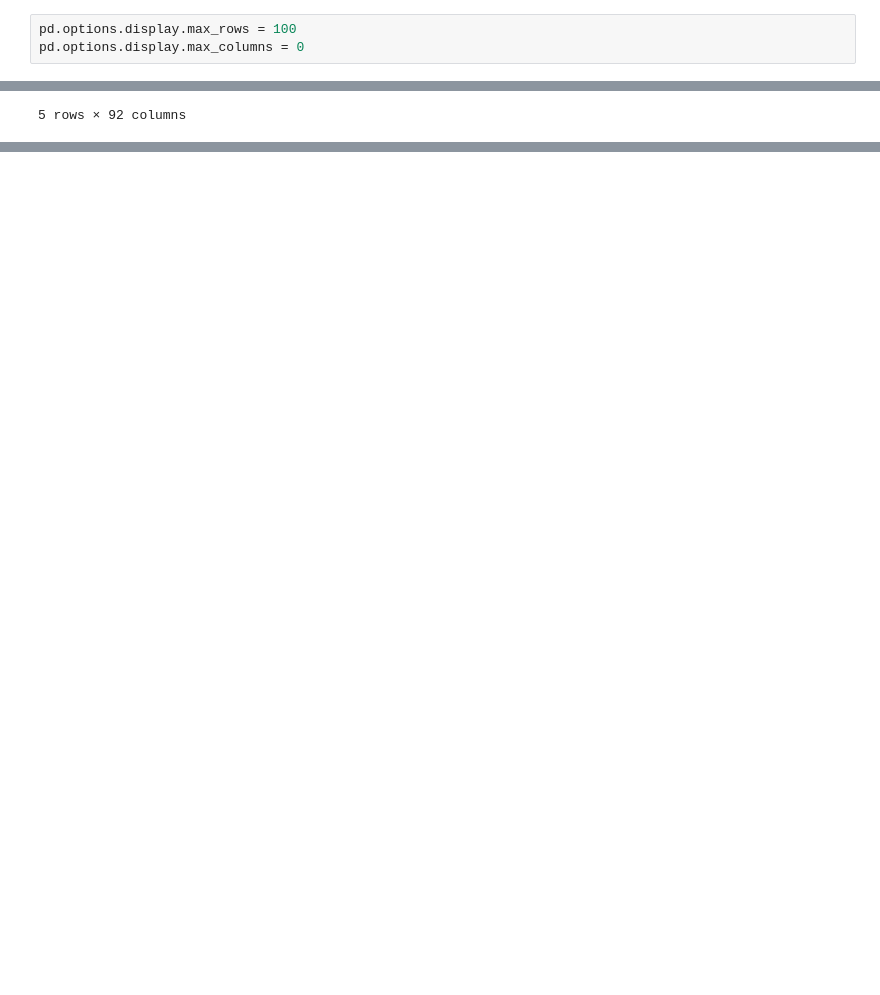
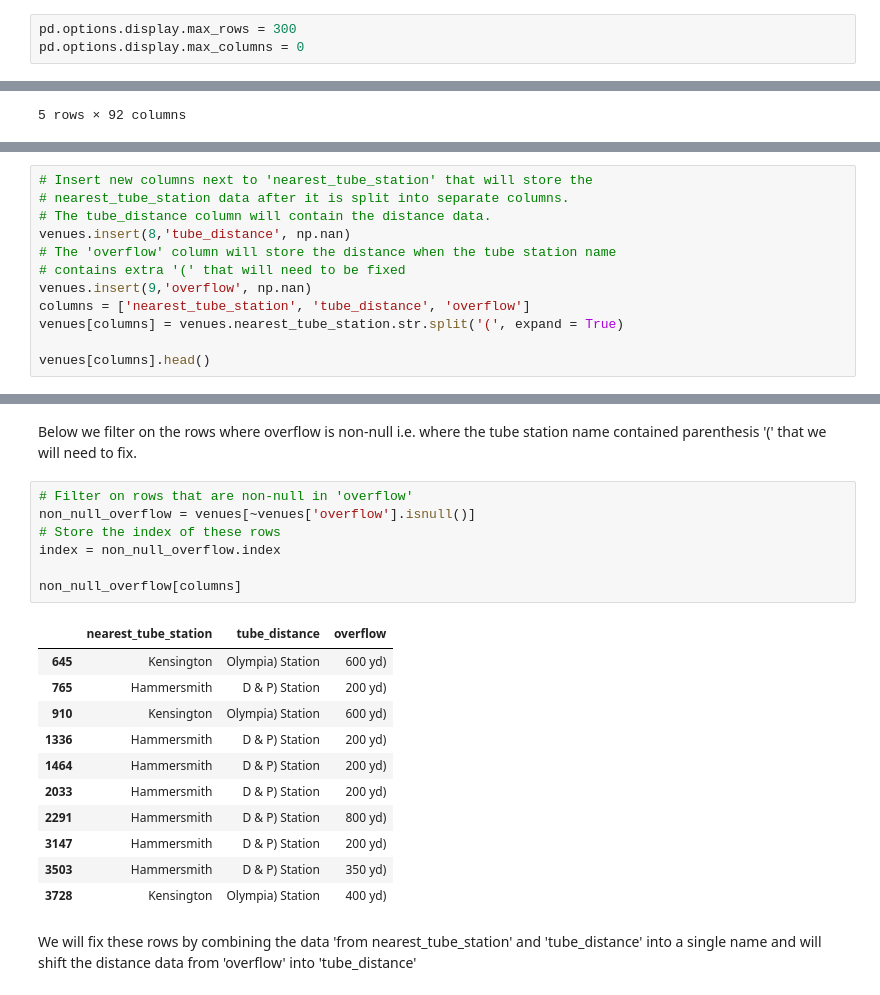
Before and after one commit to rhart-rup/London-Venue-Hire-Price-Prediction, a Jupyter notebook: data_cleaning/tag_data_clean.ipynb, the cells around one changed output, grey strips where cells are left out. Saved outputs shown, nothing was run; the diff lists cells and outputs as text; blank space fills up the shorter version.

```diff
--- a/data_cleaning/tag_data_clean.ipynb
+++ b/data_cleaning/tag_data_clean.ipynb
@@ -13,7 +14,7 @@ Jump to [here](#pricing_clean) to see the functions that may be incompatible wit
 # %% [markdown]
 ## Setup
 # %%
-pd.options.display.max_rows = 100
+pd.options.display.max_rows = 300
 pd.options.display.max_columns = 0
 # %% [markdown]
 ## Importing Data
@@ -292,0 +314,12 @@ alreadsy checked bl;ah blah balh, not going to do it again...
+# %%
+# Insert new columns next to 'nearest_tube_station' that will store the
+# nearest_tube_station data after it is split into separate columns.
+# The tube_distance column will contain the distance data.
+venues.insert(8,'tube_distance', np.nan)
+# The 'overflow' column will store the distance when the tube station name
+# contains extra '(' that will need to be fixed
+venues.insert(9,'overflow', np.nan)
+columns = ['nearest_tube_station', 'tube_distance', 'overflow']
+venues[columns] = venues.nearest_tube_station.str.split('(', expand = True)
+
+venues[columns].head()
@@ -292,0 +333,23 @@ alreadsy checked bl;ah blah balh, not going to do it again...
+# %% [markdown]
+Below we filter on the rows where overflow is non-null i.e. where the tube station name contained parenthesis '(' that we will need to fix.
+# %%
+# Filter on rows that are non-null in 'overflow'
+non_null_overflow = venues[~venues['overflow'].isnull()]
+# Store the index of these rows
+index = non_null_overflow.index
+
+non_null_overflow[columns]
+# %% [output]
+|  | nearest_tube_station | tube_distance | overflow |
+| 645 | Kensington | Olympia) Station | 600 yd) |
+| 765 | Hammersmith | D & P) Station | 200 yd) |
+| 910 | Kensington | Olympia) Station | 600 yd) |
+| 1336 | Hammersmith | D & P) Station | 200 yd) |
+| 1464 | Hammersmith | D & P) Station | 200 yd) |
+| 2033 | Hammersmith | D & P) Station | 200 yd) |
+| 2291 | Hammersmith | D & P) Station | 800 yd) |
+| 3147 | Hammersmith | D & P) Station | 200 yd) |
+| 3503 | Hammersmith | D & P) Station | 350 yd) |
+| 3728 | Kensington | Olympia) Station | 400 yd) |
+# %% [markdown]
+We will fix these rows by combining the data 'from nearest_tube_station' and 'tube_distance' into a single name and will shift the distance data from 'overflow' into 'tube_distance'
```
Also changed, not shown: parts of 39 cells of this notebook.
